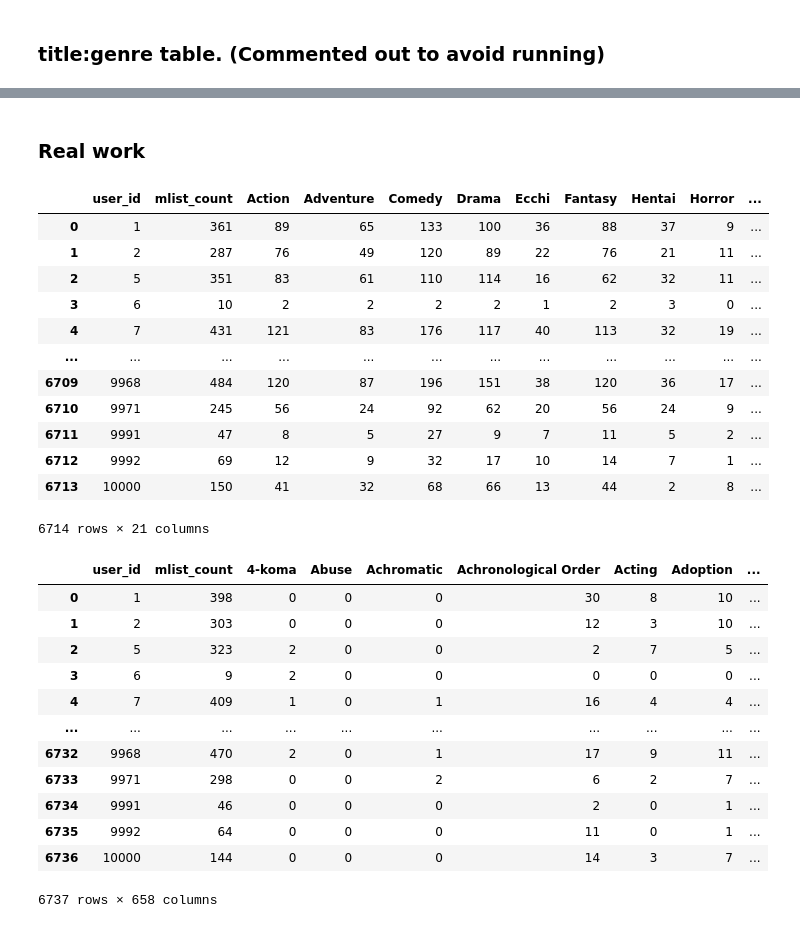
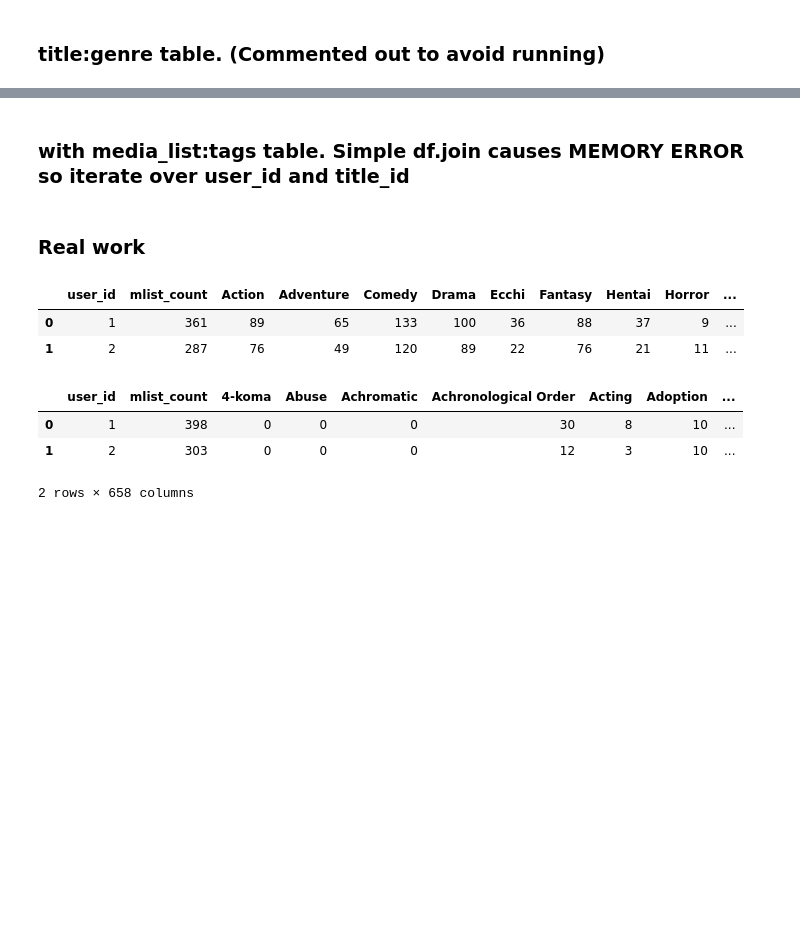
Before and after one commit to doyoung-umich/pj_otaku, a Jupyter notebook: Ryota/Structural analysis of user data.ipynb, the cells around one changed output, grey strips where cells are left out. Saved outputs shown, nothing was run; the diff lists cells and outputs as text; code cells hidden in the pictures; blank space fills up the shorter version.

```diff
--- a/Ryota/Structural analysis of user data.ipynb
+++ b/Ryota/Structural analysis of user data.ipynb
@@ -185,2 +176,2 @@ print(df_tags.shape)
-# %% [markdown]
-### Real work
+# %% [markdown]
+### with media_list:tags table. Simple df.join causes MEMORY ERROR so iterate over user_id and title_id
@@ -187,33 +224,16 @@ print(df_tags.shape)
+# %% [markdown]
+### Real work
 # %%
 df_media_list_genre = pd.read_csv("../assets/ryota_media_list_genre.csv")
 df_media_list_tags = pd.read_csv("../assets/ryota_media_list_tags.csv")
 df_media_list_tags = df_media_list_tags.dropna(how="any") # somehow 1 record with NaN wasn't dropped
-display(df_media_list_genre)
-display(df_media_list_tags)
+display(df_media_list_genre.head(2))
+display(df_media_list_tags.head(2))
 # %% [output]
 |  | user_id | mlist_count | Action | Adventure | Comedy | Drama | Ecchi | Fantasy | Hentai | Horror | ... |
 | 0 | 1 | 361 | 89 | 65 | 133 | 100 | 36 | 88 | 37 | 9 | ... |
 | 1 | 2 | 287 | 76 | 49 | 120 | 89 | 22 | 76 | 21 | 11 | ... |
-| 2 | 5 | 351 | 83 | 61 | 110 | 114 | 16 | 62 | 32 | 11 | ... |
-| 3 | 6 | 10 | 2 | 2 | 2 | 2 | 1 | 2 | 3 | 0 | ... |
-| 4 | 7 | 431 | 121 | 83 | 176 | 117 | 40 | 113 | 32 | 19 | ... |
-| ... | ... | ... | ... | ... | ... | ... | ... | ... | ... | ... | ... |
-| 6709 | 9968 | 484 | 120 | 87 | 196 | 151 | 38 | 120 | 36 | 17 | ... |
-| 6710 | 9971 | 245 | 56 | 24 | 92 | 62 | 20 | 56 | 24 | 9 | ... |
-| 6711 | 9991 | 47 | 8 | 5 | 27 | 9 | 7 | 11 | 5 | 2 | ... |
-| 6712 | 9992 | 69 | 12 | 9 | 32 | 17 | 10 | 14 | 7 | 1 | ... |
-| 6713 | 10000 | 150 | 41 | 32 | 68 | 66 | 13 | 44 | 2 | 8 | ... |
+|  | user_id | mlist_count | 4-koma | Abuse | Achromatic | Achronological Order | Acting | Adoption | ... |
+| 0 | 1 | 398 | 0 | 0 | 0 | 30 | 8 | 10 | ... |
+| 1 | 2 | 303 | 0 | 0 | 0 | 12 | 3 | 10 | ... |
-6714 rows × 21 columns
+2 rows × 658 columns
-|  | user_id | mlist_count | 4-koma | Abuse | Achromatic | Achronological Order | Acting | Adoption | ... |
-| 0 | 1 | 398 | 0 | 0 | 0 | 30 | 8 | 10 | ... |
-| 1 | 2 | 303 | 0 | 0 | 0 | 12 | 3 | 10 | ... |
-| 2 | 5 | 323 | 2 | 0 | 0 | 2 | 7 | 5 | ... |
-| 3 | 6 | 9 | 2 | 0 | 0 | 0 | 0 | 0 | ... |
-| 4 | 7 | 409 | 1 | 0 | 1 | 16 | 4 | 4 | ... |
-| ... | ... | ... | ... | ... | ... | ... | ... | ... | ... |
-| 6732 | 9968 | 470 | 2 | 0 | 1 | 17 | 9 | 11 | ... |
-| 6733 | 9971 | 298 | 0 | 0 | 2 | 6 | 2 | 7 | ... |
-| 6734 | 9991 | 46 | 0 | 0 | 0 | 2 | 0 | 1 | ... |
-| 6735 | 9992 | 64 | 0 | 0 | 0 | 11 | 0 | 1 | ... |
-| 6736 | 10000 | 144 | 0 | 0 | 0 | 14 | 3 | 7 | ... |
-6737 rows × 658 columns
```
Also changed, not shown: parts of 19 cells of this notebook.
